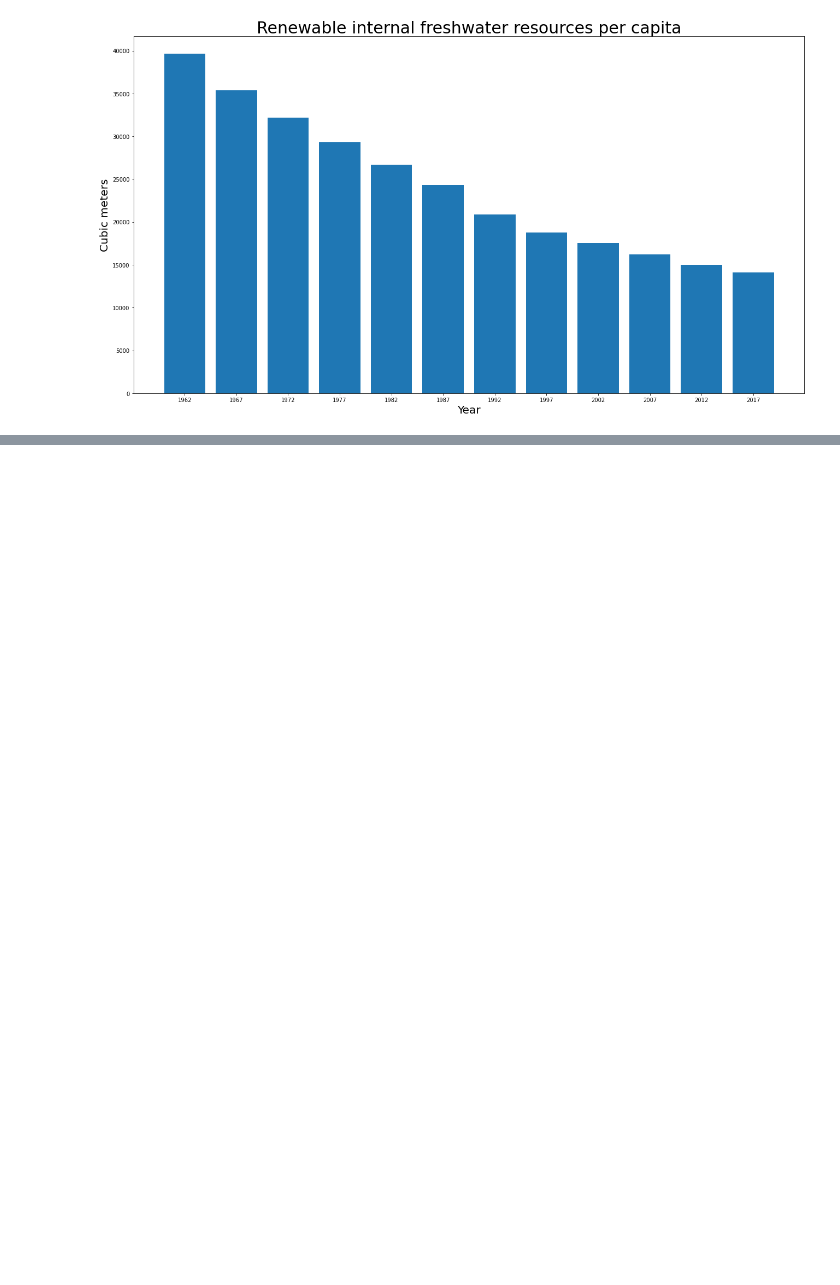
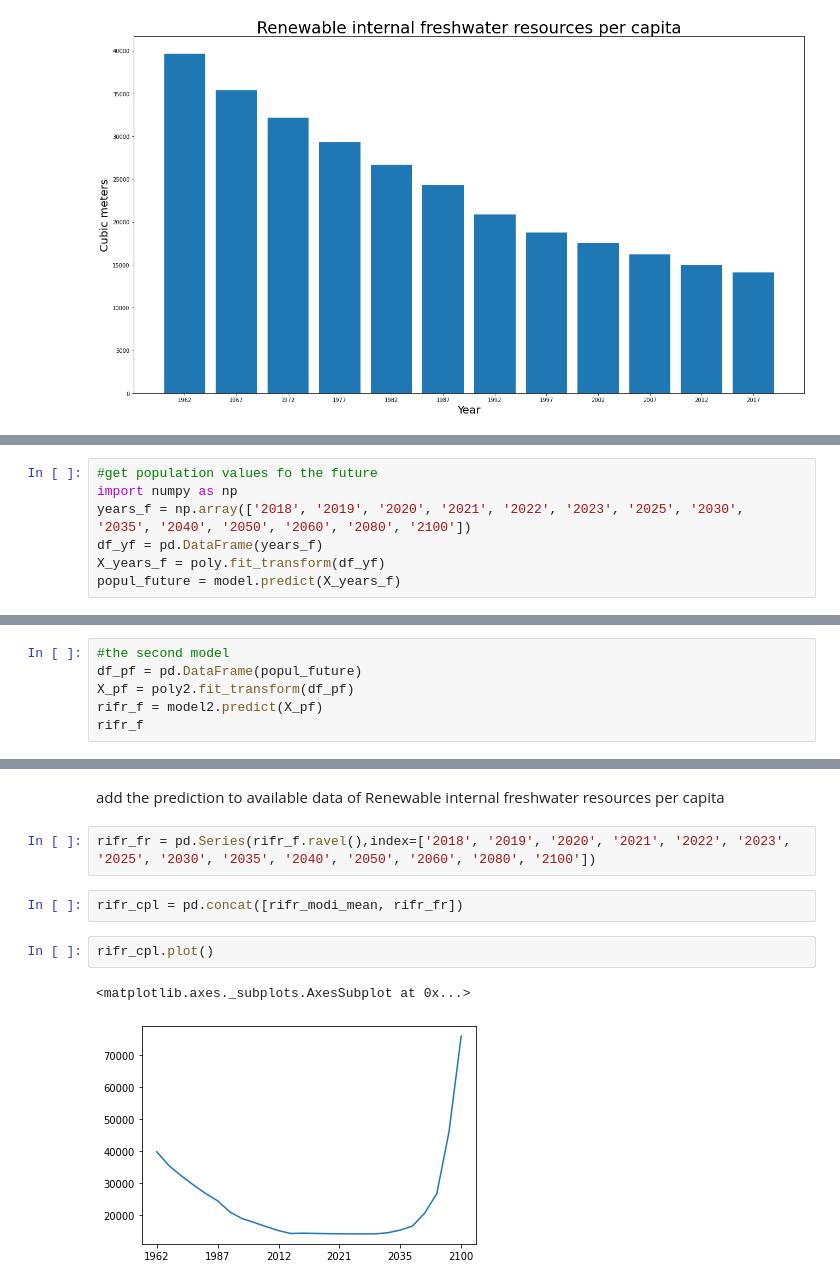
Before and after one commit to jarda51/ZSkladLogin2, a Jupyter notebook: final_project.ipynb, the cells around one changed output, grey strips where cells are left out. Drawn from its saved outputs; the diff is of its cells as text; blank space fills up the shorter version.

```diff
--- a/final_project.ipynb
+++ b/final_project.ipynb
@@ -257,0 +362,7 @@ print('predicted response:', y_pred, sep='\n')
+# %%
+#get population values fo the future
+import numpy as np
+years_f = np.array(['2018', '2019', '2020', '2021', '2022', '2023', '2025', '2030', '2035', '2040', '2050', '2060', '2080', '2100'])
+df_yf = pd.DataFrame(years_f)
+X_years_f = poly.fit_transform(df_yf)
+popul_future = model.predict(X_years_f)
@@ -257,0 +390,6 @@ print('predicted response:', y_pred, sep='\n')
+# %%
+#the second model
+df_pf = pd.DataFrame(popul_future)
+X_pf = poly2.fit_transform(df_pf)
+rifr_f = model2.predict(X_pf)
+rifr_f
@@ -257,0 +411,11 @@ print('predicted response:', y_pred, sep='\n')
+# %% [markdown]
+add the prediction to available data of Renewable internal freshwater resources per capita
+# %%
+rifr_fr = pd.Series(rifr_f.ravel(),index=['2018', '2019', '2020', '2021', '2022', '2023', '2025', '2030', '2035', '2040', '2050', '2060', '2080', '2100'])
+# %%
+rifr_cpl = pd.concat([rifr_modi_mean, rifr_fr])
+# %%
+rifr_cpl.plot()
+# %% [output]
+<matplotlib.axes._subplots.AxesSubplot at 0x...>
+[figure, added]
```
Also changed, not shown: parts of 43 cells of this notebook.
